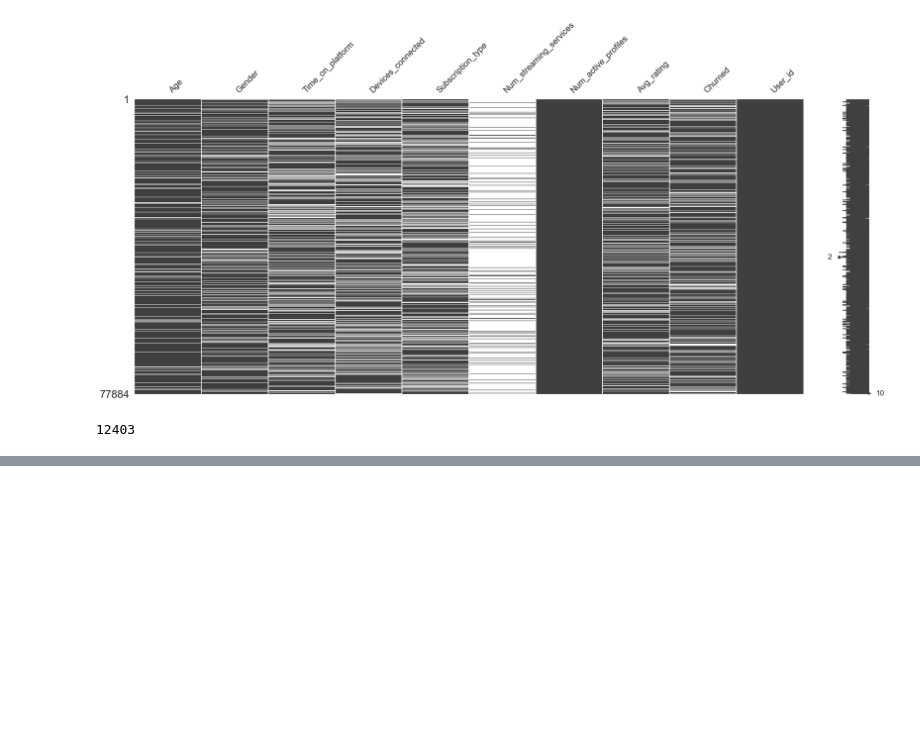
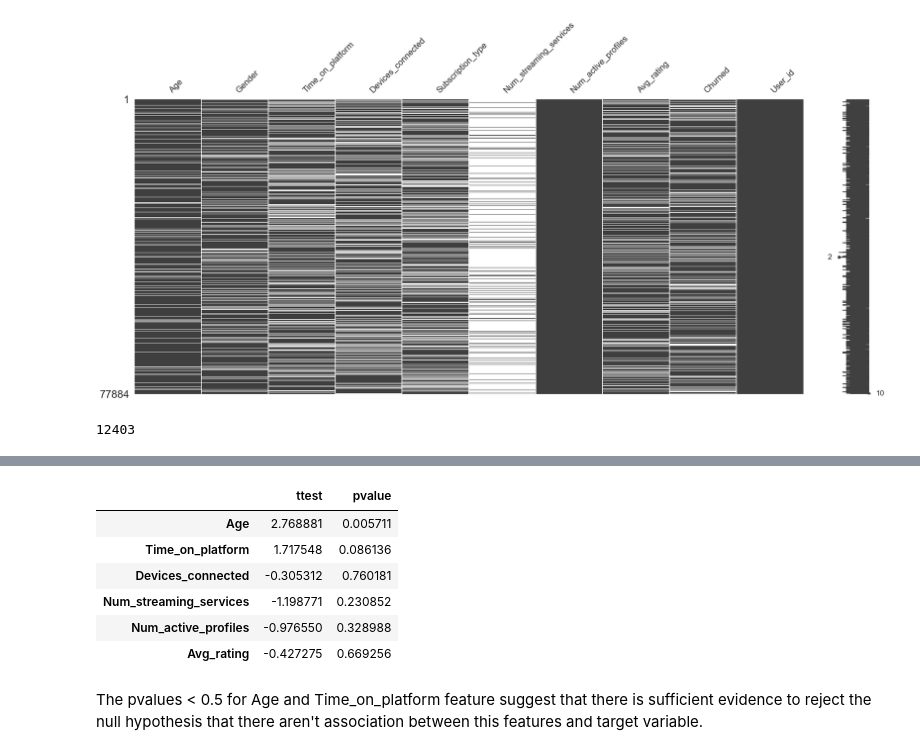
Before and after one commit to guipradow/streaming_churn, a Jupyter notebook: notebooks/eda.ipynb, the cells around one changed output, grey strips where cells are left out. Drawn from its saved outputs; the diff is of its cells as text; code cells hidden in the pictures; blank space fills up the shorter version.

```diff
--- a/notebooks/eda.ipynb
+++ b/notebooks/eda.ipynb
@@ -106,0 +163,6 @@ df.duplicated().sum()
+# %%
+# Numerical features
+num_cols = df.select_dtypes('number').columns.drop('Churned').to_list()
+
+# Categorical features
+cat_cols = df.select_dtypes(exclude='number').columns.to_list()
@@ -106,0 +186,21 @@ df.duplicated().sum()
+# %%
+# Create dataframe with p-value and ttest value
+df_ttest = pd.DataFrame(
+    {ttest_ind(df[df['Churned'] == 1][num_col],
+          df[df['Churned'] == 0][num_col])[:2] \
+    for num_col in num_cols},
+    index=[num_cols],
+    columns=['ttest', 'pvalue']
+)
+# %%
+df_ttest.style.background_gradient(cmap='Reds')
+# %% [output]
+|  | ttest | pvalue |
+| Age | 2.768881 | 0.005711 |
+| Time_on_platform | 1.717548 | 0.086136 |
+| Devices_connected | -0.305312 | 0.760181 |
+| Num_streaming_services | -1.198771 | 0.230852 |
+| Num_active_profiles | -0.976550 | 0.328988 |
+| Avg_rating | -0.427275 | 0.669256 |
+# %% [markdown]
+The pvalues < 0.5 for Age and Time_on_platform feature suggest that there is sufficient evidence to reject the null hypothesis that there aren't association between this features and target variable.
```
Also changed, not shown: parts of 13 cells of this notebook.
